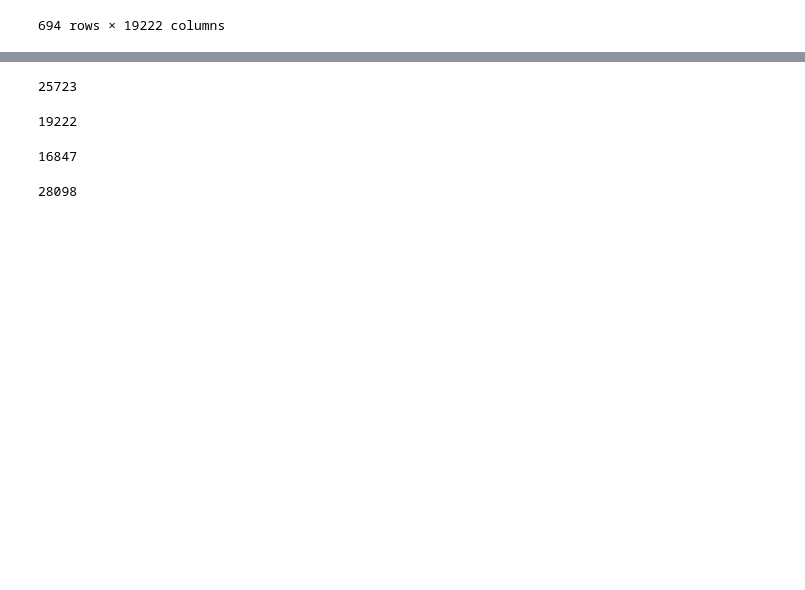
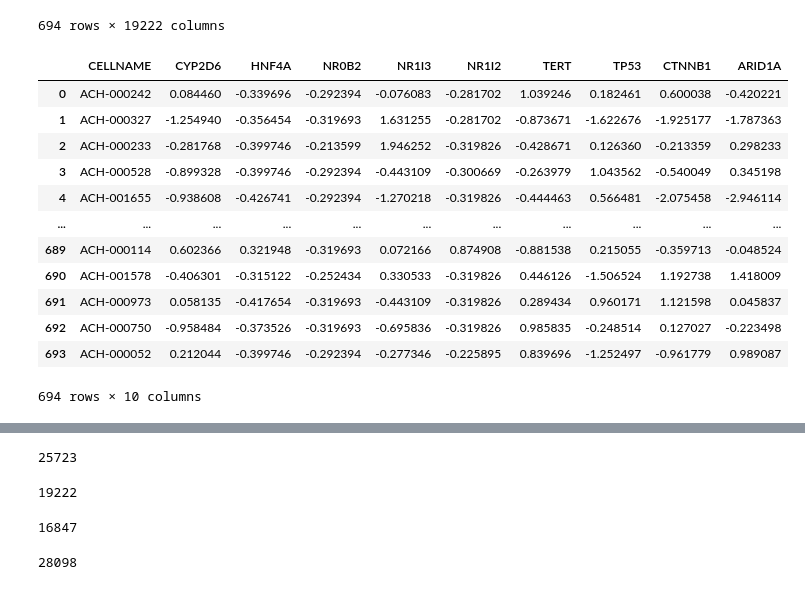
Before and after one commit to vgutta/NCI-DOE-Collab-Pilot1-Single-Drug-Response-Predictor, a Jupyter notebook: Pilot1/P1B3/nci_ccle.ipynb, the cells around one changed output, grey strips where cells are left out. Drawn from its saved outputs; the diff is of its cells as text; code cells hidden in the pictures; blank space fills up the shorter version.

```diff
--- a/Pilot1/P1B3/nci_ccle.ipynb
+++ b/Pilot1/P1B3/nci_ccle.ipynb
@@ -620,0 +601,19 @@ cell_exp_ccle
+# %%
+search_genes = ['CELLNAME', 'CYP2D6', 'HNF4A', 'NR0B2', 'NR1I3', 'NR1I2', 'TERT', 'TP53', 'CTNNB1', 'ARID1A']
+# %%
+nine_genes_exp = cell_exp_ccle[search_genes]
+nine_genes_exp
+# %% [output]
+|  | CELLNAME | CYP2D6 | HNF4A | NR0B2 | NR1I3 | NR1I2 | TERT | TP53 | CTNNB1 | ARID1A |
+| 0 | ACH-000242 | 0.084460 | -0.339696 | -0.292394 | -0.076083 | -0.281702 | 1.039246 | 0.182461 | 0.600038 | -0.420221 |
+| 1 | ACH-000327 | -1.254940 | -0.356454 | -0.319693 | 1.631255 | -0.281702 | -0.873671 | -1.622676 | -1.925177 | -1.787363 |
+| 2 | ACH-000233 | -0.281768 | -0.399746 | -0.213599 | 1.946252 | -0.319826 | -0.428671 | 0.126360 | -0.213359 | 0.298233 |
+| 3 | ACH-000528 | -0.899328 | -0.399746 | -0.292394 | -0.443109 | -0.300669 | -0.263979 | 1.043562 | -0.540049 | 0.345198 |
+| 4 | ACH-001655 | -0.938608 | -0.426741 | -0.292394 | -1.270218 | -0.319826 | -0.444463 | 0.566481 | -2.075458 | -2.946114 |
+| ... | ... | ... | ... | ... | ... | ... | ... | ... | ... | ... |
+| 689 | ACH-000114 | 0.602366 | 0.321948 | -0.319693 | 0.072166 | 0.874908 | -0.881538 | 0.215055 | -0.359713 | -0.048524 |
+| 690 | ACH-001578 | -0.406301 | -0.315122 | -0.252434 | 0.330533 | -0.319826 | 0.446126 | -1.506524 | 1.192738 | 1.418009 |
+| 691 | ACH-000973 | 0.058135 | -0.417654 | -0.319693 | -0.443109 | -0.319826 | 0.289434 | 0.960171 | 1.121598 | 0.045837 |
+| 692 | ACH-000750 | -0.958484 | -0.373526 | -0.319693 | -0.695836 | -0.319826 | 0.985835 | -0.248514 | 0.127027 | -0.223498 |
+| 693 | ACH-000052 | 0.212044 | -0.399746 | -0.292394 | -0.277346 | -0.225895 | 0.839696 | -1.252497 | -0.961779 | 0.989087 |
+694 rows × 10 columns
```
Also changed, not shown: parts of 18 cells of this notebook, 3 other files.
